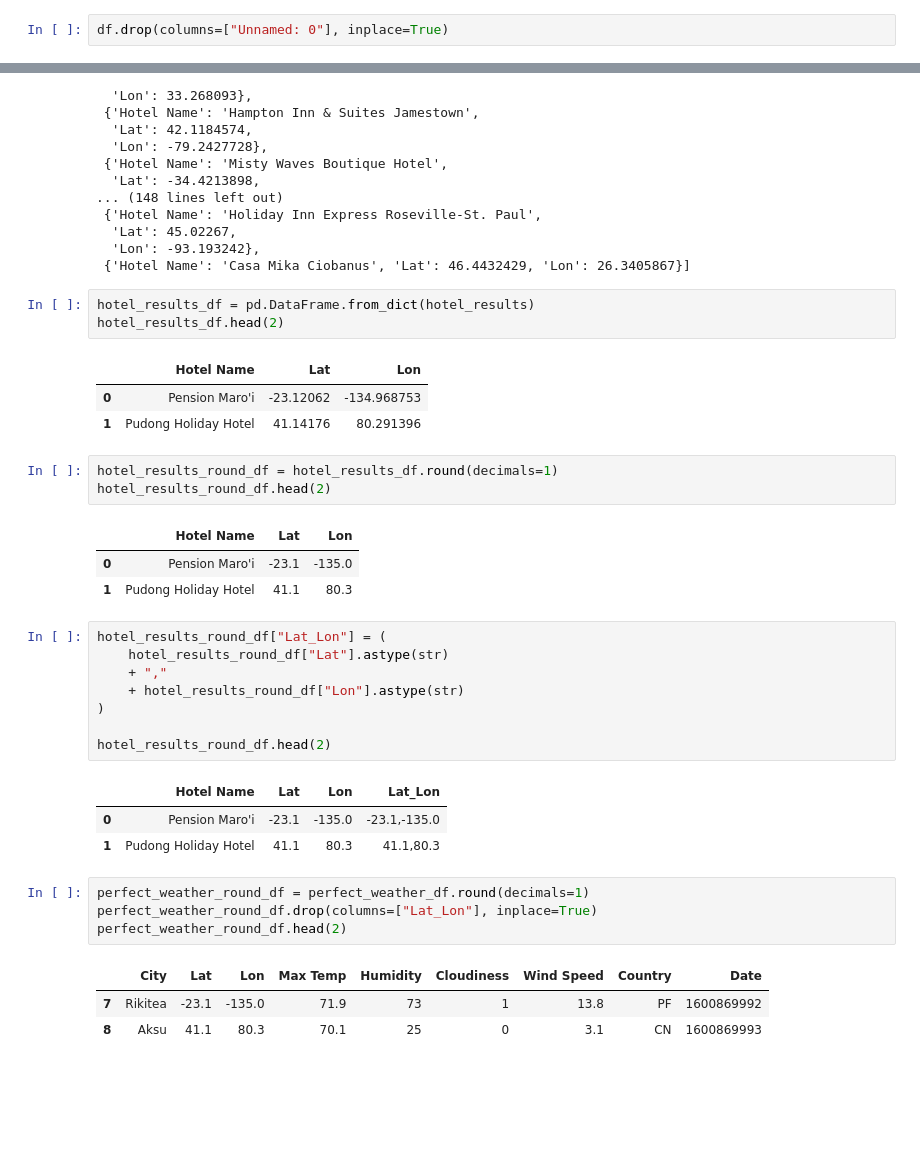
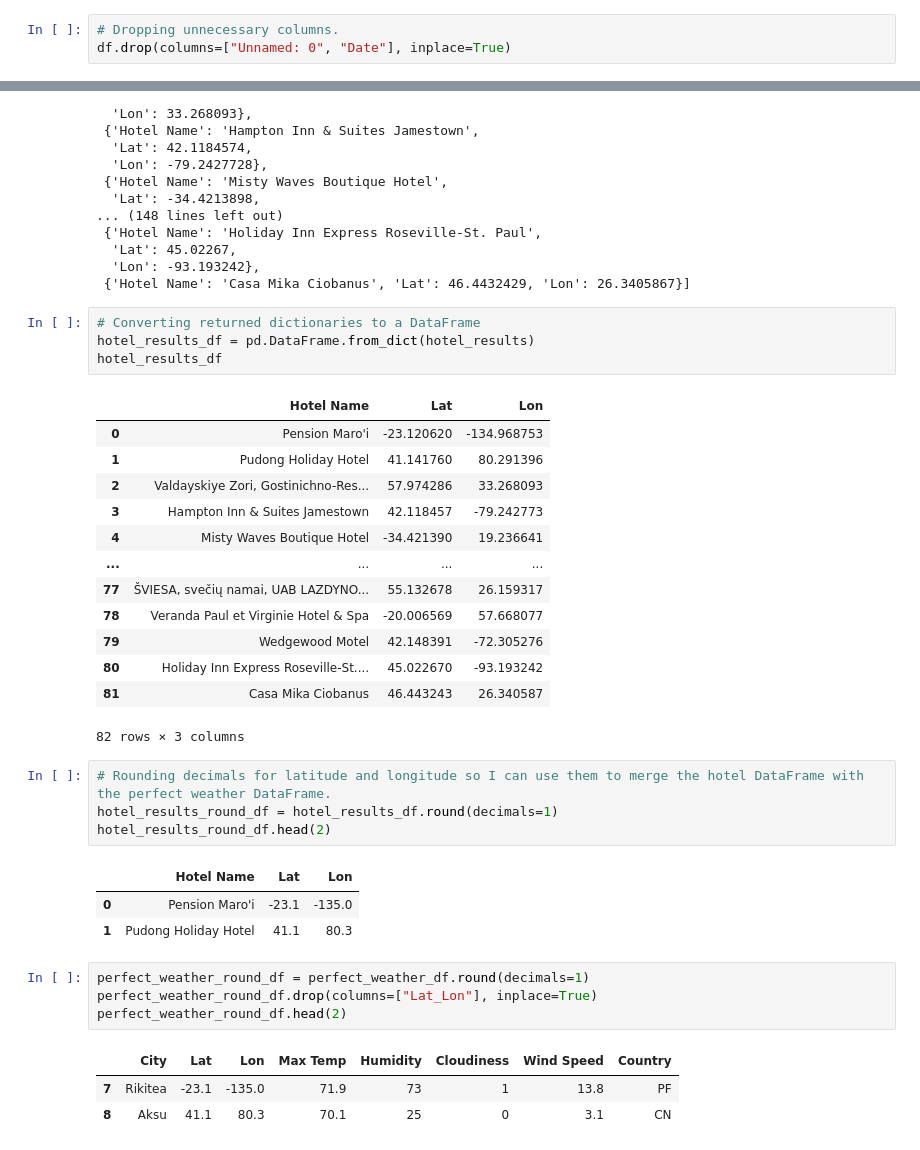
Before and after one commit to Slyssy/python-api-challenge, a Jupyter notebook: VacationPy/VacationPy.ipynb, the cells around one changed output, grey strips where cells are left out. Drawn from its saved outputs; the diff is of its cells as text; blank space fills up the shorter version.

Commit message:
Added notes and cleaned up DataFrame.

```diff
--- a/VacationPy/VacationPy.ipynb
+++ b/VacationPy/VacationPy.ipynb
@@ -35,3 +34,4 @@ df.head(2)
 # %%
-df.drop(columns=["Unnamed: 0"], inplace=True)
+# Dropping unnecessary columns.
+df.drop(columns=["Unnamed: 0", "Date"], inplace=True)
 # %%
@@ -149,39 +153,39 @@ hotel_results
   'Lon': -93.193242},
  {'Hotel Name': 'Casa Mika Ciobanus', 'Lat': 46.4432429, 'Lon': 26.3405867}]
 # %%
+# Converting returned dictionaries to a DataFrame
 hotel_results_df = pd.DataFrame.from_dict(hotel_results)
-hotel_results_df.head(2)
+hotel_results_df
 # %% [output]
 |  | Hotel Name | Lat | Lon |
-| 0 | Pension Maro'i | -23.12062 | -134.968753 |
-| 1 | Pudong Holiday Hotel | 41.14176 | 80.291396 |
+| 0 | Pension Maro'i | -23.120620 | -134.968753 |
+| 1 | Pudong Holiday Hotel | 41.141760 | 80.291396 |
+| 2 | Valdayskiye Zori, Gostinichno-Res... | 57.974286 | 33.268093 |
+| 3 | Hampton Inn & Suites Jamestown | 42.118457 | -79.242773 |
+| 4 | Misty Waves Boutique Hotel | -34.421390 | 19.236641 |
+| ... | ... | ... | ... |
+| 77 | ŠVIESA, svečių namai, UAB LAZDYNO... | 55.132678 | 26.159317 |
+| 78 | Veranda Paul et Virginie Hotel & Spa | -20.006569 | 57.668077 |
+| 79 | Wedgewood Motel | 42.148391 | -72.305276 |
+| 80 | Holiday Inn Express Roseville-St.... | 45.022670 | -93.193242 |
+| 81 | Casa Mika Ciobanus | 46.443243 | 26.340587 |
+82 rows × 3 columns
-# %%
-hotel_results_round_df = hotel_results_df.round(decimals=1)
-hotel_results_round_df.head(2)
-# %% [output]
-|  | Hotel Name | Lat | Lon |
-| 0 | Pension Maro'i | -23.1 | -135.0 |
-| 1 | Pudong Holiday Hotel | 41.1 | 80.3 |
-# %%
-hotel_results_round_df["Lat_Lon"] = (
-    hotel_results_round_df["Lat"].astype(str)
-    + ","
-    + hotel_results_round_df["Lon"].astype(str)
-)
-
-hotel_results_round_df.head(2)
-# %% [output]
-|  | Hotel Name | Lat | Lon | Lat_Lon |
-| 0 | Pension Maro'i | -23.1 | -135.0 | -23.1,-135.0 |
-| 1 | Pudong Holiday Hotel | 41.1 | 80.3 | 41.1,80.3 |
+# %%
+# Rounding decimals for latitude and longitude so I can use them to merge the hotel DataFrame with the perfect weather DataFrame.
+hotel_results_round_df = hotel_results_df.round(decimals=1)
+hotel_results_round_df.head(2)
+# %% [output]
+|  | Hotel Name | Lat | Lon |
+| 0 | Pension Maro'i | -23.1 | -135.0 |
+| 1 | Pudong Holiday Hotel | 41.1 | 80.3 |
 # %%
 perfect_weather_round_df = perfect_weather_df.round(decimals=1)
 perfect_weather_round_df.drop(columns=["Lat_Lon"], inplace=True)
 perfect_weather_round_df.head(2)
 # %% [output]
-|  | City | Lat | Lon | Max Temp | Humidity | Cloudiness | Wind Speed | Country | Date |
-| 7 | Rikitea | -23.1 | -135.0 | 71.9 | 73 | 1 | 13.8 | PF | 1600869992 |
-| 8 | Aksu | 41.1 | 80.3 | 70.1 | 25 | 0 | 3.1 | CN | 1600869993 |
+|  | City | Lat | Lon | Max Temp | Humidity | Cloudiness | Wind Speed | Country |
+| 7 | Rikitea | -23.1 | -135.0 | 71.9 | 73 | 1 | 13.8 | PF |
+| 8 | Aksu | 41.1 | 80.3 | 70.1 | 25 | 0 | 3.1 | CN |
 # %%
 map_df = pd.merge(hotel_results_round_df, perfect_weather_round_df, on="Lon")
 map_df
```
Also changed, not shown: parts of 12 cells of this notebook.
